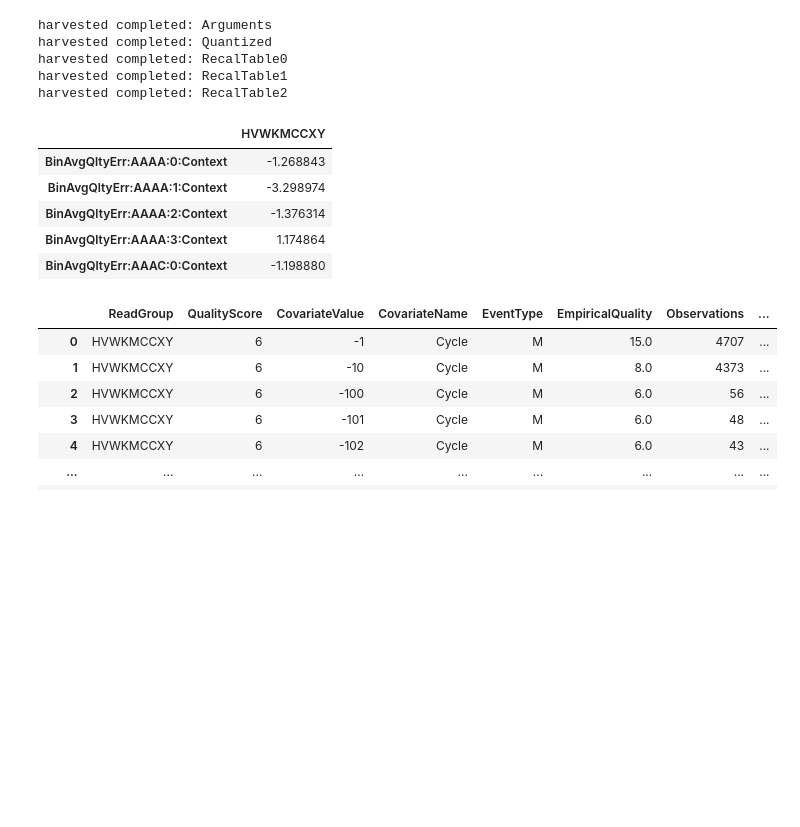
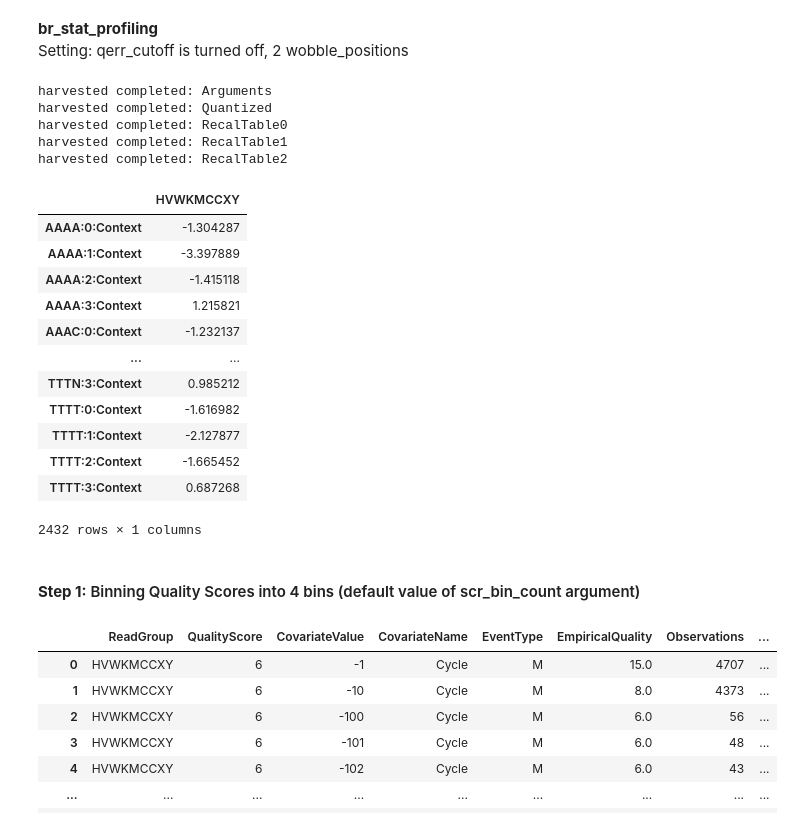
Before and after one commit to idoc-bioinfo/br_stat_profiler, a Jupyter notebook: test_br_stat_profiler.ipynb, the cells around one changed output. Cells and saved outputs as stored; diff of their text form; code cells hidden in the pictures; blank space fills up the shorter version.

```diff
--- a/test_br_stat_profiler.ipynb
+++ b/test_br_stat_profiler.ipynb
@@ -1,45 +41,57 @@
+# %% [markdown]
+**br_stat_profiling**<br>
+Setting: qerr_cutoff  is turned off, 2 wobble_positions
 # %%
 
 import os
-from os.path import exists
 
 from user_args import load_parser, check_args
 from br_stat_profiler import preprocess_recal_table, profile_rt, save_profile
 
 RECAL_TABLE_DIR = "./data/test_bqsr/"
 REC_TAB_FULL_PATH = \
     RECAL_TABLE_DIR + "pre-LUAD-02_all_chrs_wo_Y_MT.bam.context4.recal_data.table"
 OUTFILE_DIR = "./outfiles/"
 OUTFILE = OUTFILE_DIR + "first_profile_num.csv"
 
 if os.path.exists(OUTFILE):
     os.remove(OUTFILE)
 
-cmd = f"--infile {REC_TAB_FULL_PATH} -o {OUTFILE} -co -20"
-# cmd = f"--infile {REC_TAB_FULL_PATH} -o {OUTFILE}"
+# cmd = f"--infile {REC_TAB_FULL_PATH} -o {OUTFILE} -co -20"
+# cmd = f"--infile {REC_TAB_FULL_PATH} -o {OUTFILE} -nW"
+cmd = f"--infile {REC_TAB_FULL_PATH} -o {OUTFILE} --max_wobble_occ 2 --qerr_cutoff -20"
 
 parser = load_parser()
 args = parser.parse_args(cmd.split())
 adict = check_args(args)
 # [print(key,":",val) for key,val in adict.items()]
 
-
 rt2_pre_stat_df = preprocess_recal_table(adict)
 profile = profile_rt(rt2_pre_stat_df, adict)
 save_profile(profile, adict)
-profile.head()
+
+profile
 # %% [output]
 harvested completed: Arguments
 harvested completed: Quantized
 harvested completed: RecalTable0
 harvested completed: RecalTable1
 harvested completed: RecalTable2
 |  | HVWKMCCXY |
-| BinAvgQltyErr:AAAA:0:Context | -1.268843 |
-| BinAvgQltyErr:AAAA:1:Context | -3.298974 |
-| BinAvgQltyErr:AAAA:2:Context | -1.376314 |
-| BinAvgQltyErr:AAAA:3:Context | 1.174864 |
-| BinAvgQltyErr:AAAC:0:Context | -1.198880 |
+| AAAA:0:Context | -1.304287 |
+| AAAA:1:Context | -3.397889 |
+| AAAA:2:Context | -1.415118 |
+| AAAA:3:Context | 1.215821 |
+| AAAC:0:Context | -1.232137 |
+| ... | ... |
+| TTTN:3:Context | 0.985212 |
+| TTTT:0:Context | -1.616982 |
+| TTTT:1:Context | -2.127877 |
+| TTTT:2:Context | -1.665452 |
+| TTTT:3:Context | 0.687268 |
+2432 rows × 1 columns
+# %% [markdown]
+#### **Step 1:** Binning Quality Scores into 4 bins (default value of scr_bin_count argument)
 # %%
 rt2_pre_stat_df
 # %% [output]
```
Also changed, not shown: parts of 17 cells of this notebook, 3 other files.
